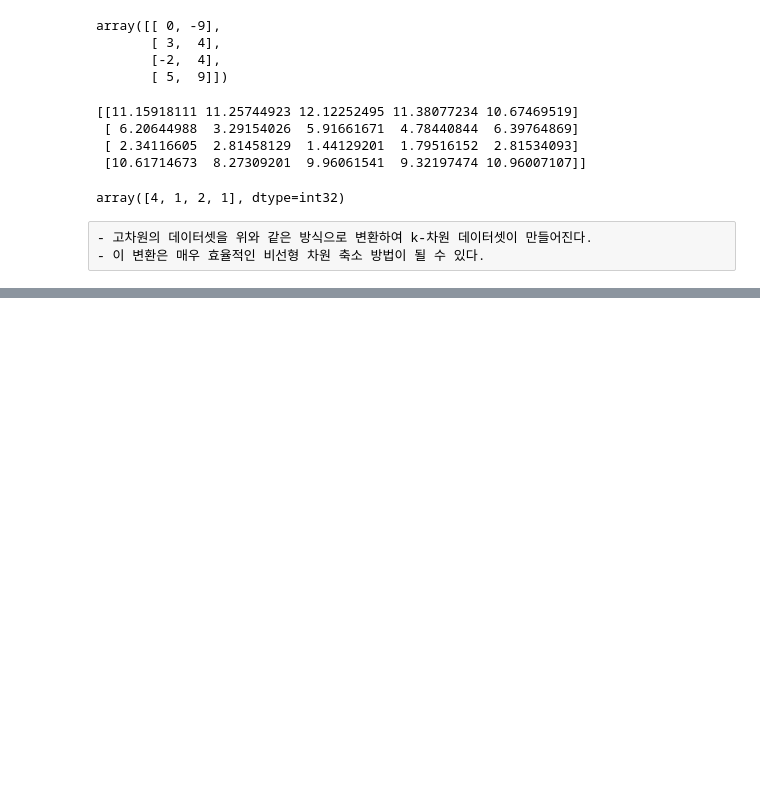
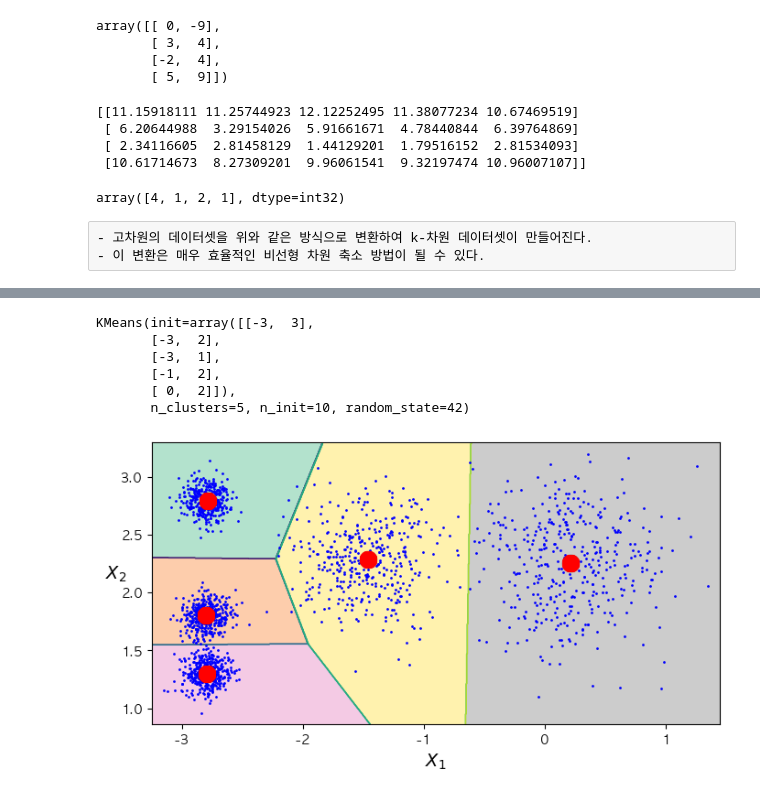
Before and after one commit to junyoung11/Hands-On-ML, a Jupyter notebook: 혜빈/9.unsupervised_learning.ipynb, the cells around one changed output, grey strips where cells are left out. Drawn from its saved outputs; the diff is of its cells as text; code cells hidden in the pictures; blank space fills up the shorter version.

```diff
--- a/혜빈/9.unsupervised_learning.ipynb
+++ b/혜빈/9.unsupervised_learning.ipynb
@@ -181,0 +189,16 @@ array([4, 1, 2, 1], dtype=int32)
+# %%
+good_init = np.array([[-3, 3], [-3, 2], [-3, 1], [-1, 2], [0, 2]])
+kmeans = KMeans(n_clusters=5, init=good_init, n_init=10, random_state=42)
+kmeans.fit(X)
+# %% [output]
+KMeans(init=array([[-3,  3],
+       [-3,  2],
+       [-3,  1],
+       [-1,  2],
+       [ 0,  2]]),
+       n_clusters=5, n_init=10, random_state=42)
+# %%
+plt.figure(figsize=(8,4))
+plot_decision_bounderies(kmeans, X)
+# %% [output]
+[figure, added]
```
Also changed, not shown: parts of 22 cells of this notebook, 1 other file.
